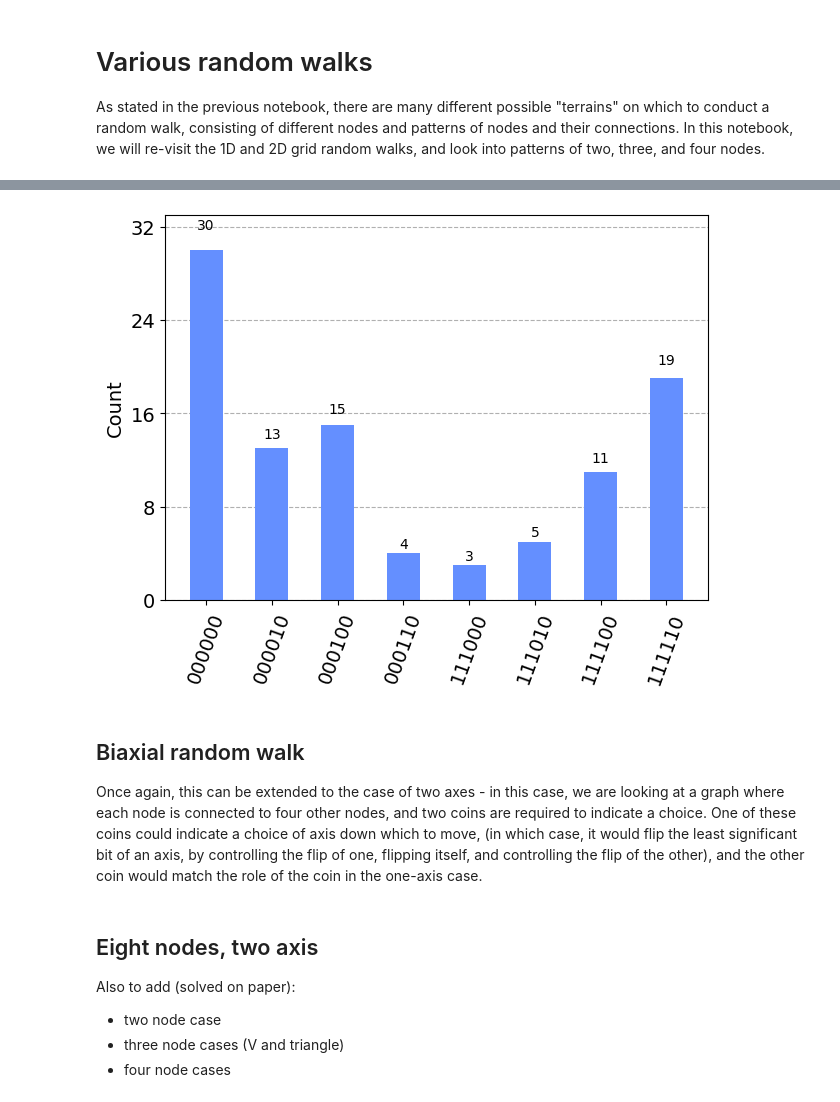
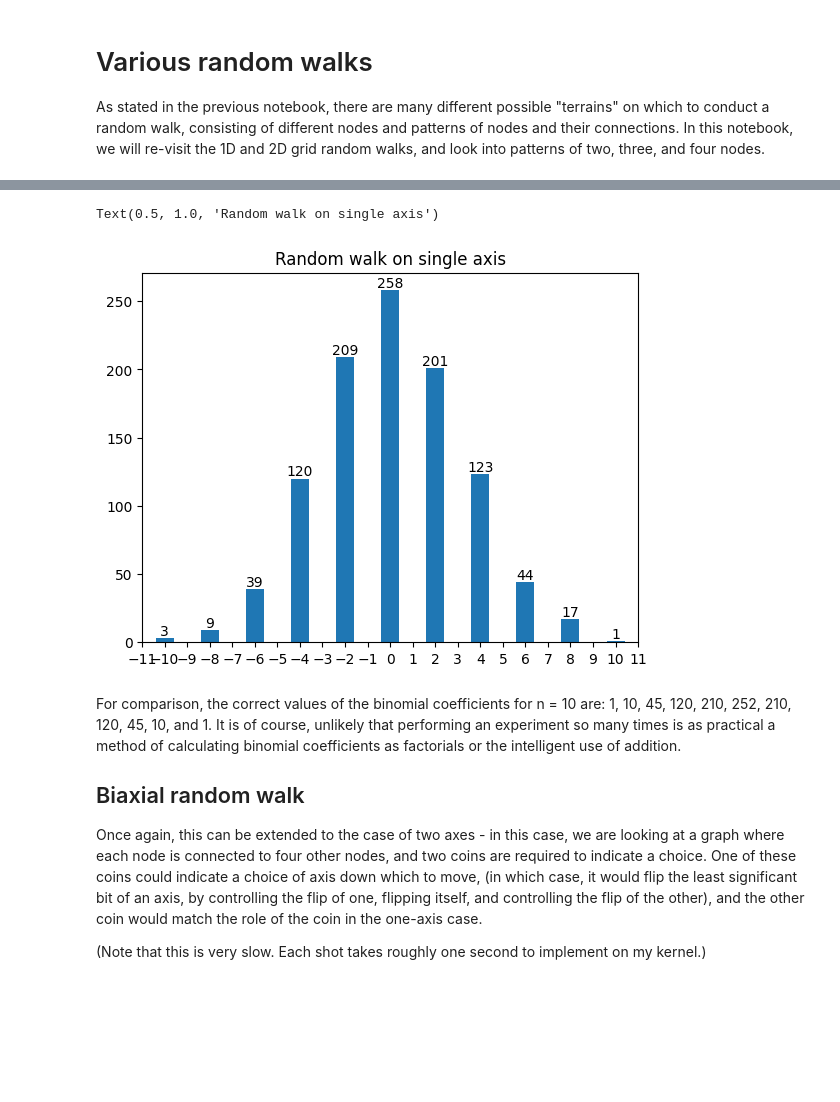
Before and after one commit to RMRattray/Qiskit-Random-Walk, a Jupyter notebook: QGC_Random_Walks_Different_Graphs.ipynb, the cells around one changed output, grey strips where cells are left out. Cells and saved outputs as stored; diff of their text form; code cells hidden in the pictures; blank space fills up the shorter version.

Commit message:
Updates to notebook - up to twelve-node case

```diff
--- a/QGC_Random_Walks_Different_Graphs.ipynb
+++ b/QGC_Random_Walks_Different_Graphs.ipynb
@@ -18,7 +67,9 @@ Next, consider the third-least significant bit, and the nodes connected in a cyc
 # %%
+def flip(circuit, coin): # Hadamard coins must be initialized for each flip
+    circuit.initialize('0',coin)
+    circuit.h(coin)
+
 def crement(circuit, state, anc, coin):
-    circuit.initialize('0',coin) # Yes, Hadamard coins must be initialized for each flip.
-    circuit.h(coin)
 
     # Find initial ancillary states - how far do we have ones all the way back?
     circuit.initialize('0'*len(anc), anc)
@@ -42,27 +93,39 @@ def crement(circuit, state, anc, coin):
         circuit.toffoli(anc[s-1], state[s+1], anc[s]) # And change for that case as we go
         circuit.toffoli(coin, anc[s], state[s+2])
 # %%
-REGISTER_LENGTH = 6
-STEPS = 10
-
 q_pos = QuantumRegister(REGISTER_LENGTH)
 anc = QuantumRegister(REGISTER_LENGTH - 2)
 c_pos = ClassicalRegister(REGISTER_LENGTH)
 coin = QuantumRegister(1)
 qc = QuantumCircuit(q_pos, anc, c_pos, coin)
 
 for i in range(STEPS):
+    flip(qc, coin)
     crement(qc, q_pos, anc, coin)
 
 qc.measure(q_pos, c_pos)
 
-backend = Aer.get_backend('qasm_simulator')
-job = execute(qc, backend, shots=100)
+job = execute(qc, backend, shots=SHOTS)
 result = job.result()
 counts = result.get_counts()
-plot_histogram(counts)
+
+x, val = arrange_1d_data(counts)
+fig, ax = plt.subplots()
+p = ax.bar(x, val)
+ax.bar_label(p)
+ax.set_xlim([-STEPS-1,STEPS+1])
+ax.set_xticks(range(-STEPS-1, STEPS+2))
+
+ax.set_title("Random walk on single axis")
 # %% [output]
+Text(0.5, 1.0, 'Random walk on single axis')
-[figure, old version]
+[figure, new version]
 # %% [markdown]
+For comparison, the correct values of the binomial coefficients for n = 10 are:
+1, 10, 45, 120, 210, 252, 210, 120, 45, 10, and 1.
+It is of course, unlikely that performing an experiment so many times is as practical a method of calculating binomial coefficients as factorials or the intelligent use of addition.
+
 ## Biaxial random walk
 Once again, this can be extended to the case of two axes - in this case, we are looking at a graph where each node is connected to four other nodes, and two coins are required to indicate a choice.  One of these coins could indicate a choice of axis down which to move, (in which case, it would flip the least significant bit of an axis, by controlling the flip of one, flipping itself, and controlling the flip of the other), and the other coin would match the role of the coin in the one-axis case.
+
+(Note that this is very slow.  Each shot takes roughly one second to implement on my kernel.)
@@ -71,7 +131,0 @@ Once again, this can be extended to the case of two axes - in this case, we are
-# %% [markdown]
-## Eight nodes, two axis
-
-Also to add (solved on paper):
-- two node case
-- three node cases (V and triangle)
-- four node cases
```
Also changed, not shown: parts of 18 cells of this notebook.
